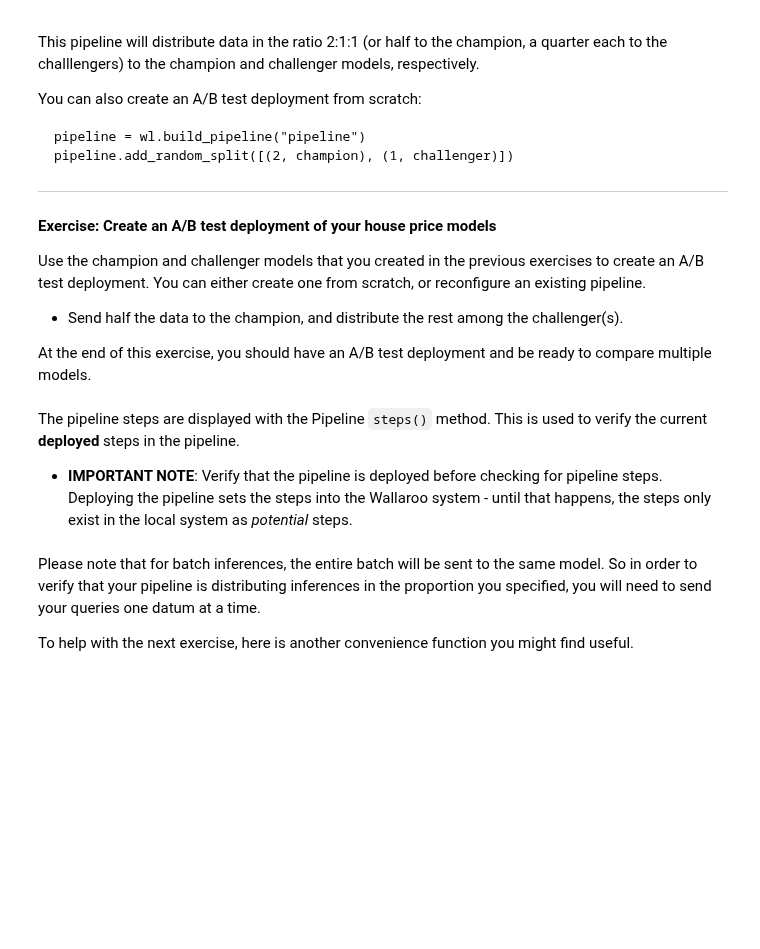
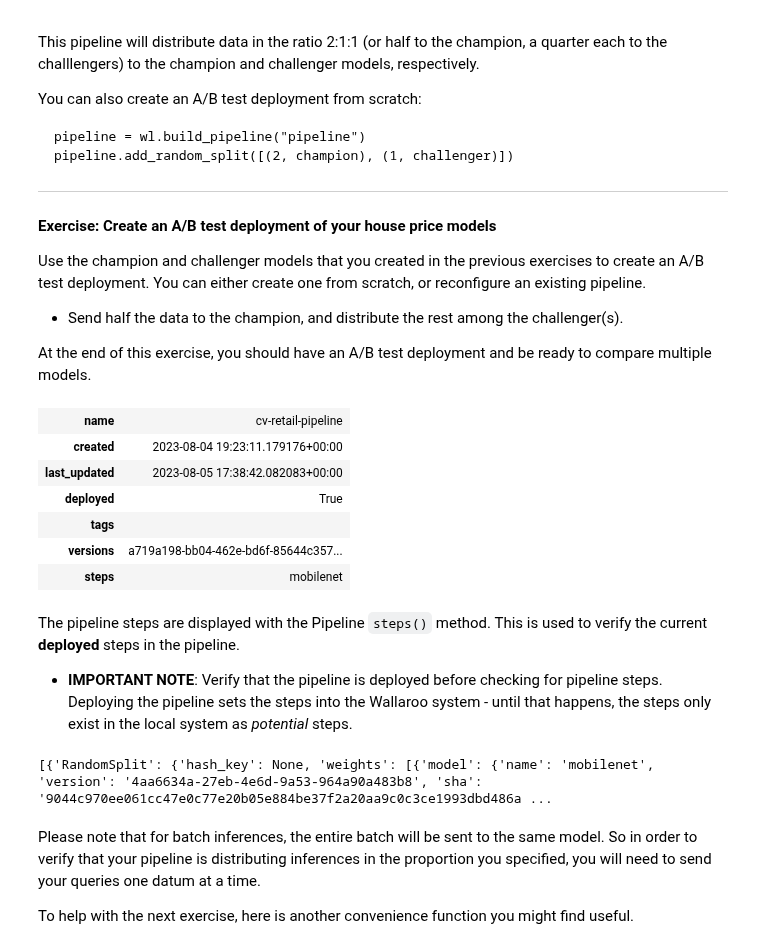
Before and after one commit to WallarooLabs/Workshops, a Jupyter notebook: Computer Vision/Retail/Notebooks-with-code/N2_production_experiments-with-code.ipynb, the cells around one changed output. Cells and saved outputs as stored; diff of their text form; code cells hidden in the pictures; blank space fills up the shorter version.

```diff
--- a/Computer Vision/Retail/Notebooks-with-code/N2_production_experiments-with-code.ipynb
+++ b/Computer Vision/Retail/Notebooks-with-code/N2_production_experiments-with-code.ipynb
@@ -112,6 +139,16 @@ For the purpose of these exercises, please make sure that the predictions from t
 At the end of this exercise, you should have at least one challenger model to compare to your champion model uploaded to your workspace.
 # %%
 # blank space to train, convert, and upload new model
+
+
+resnet_model_name = 'resnet'
+resnet_model_path = "../models/frcnn-resnet.pt.onnx"
+
+resnet_model = wl.upload_model(mobilenet_model_name,
+                               mobilenet_model_path,
+                               framework=Framework.ONNX).configure('onnx',
+                                                                      batch_config="single"
+                                                                      )
 # %% [markdown]
 There are a number of considerations to designing an A/B test; you can check out the article [*The What, Why, and How of A/B Testing*](https://wallarooai.medium.com/the-what-why-and-how-of-a-b-testing-64471847cd7e) for more details. In these exercises, we will concentrate on the deployment aspects.  You will need a champion model and  at least one challenger model. You also need to decide on a data split: for example 50-50 between the champion and challenger, or a 2:1 ratio between champion and challenger (two-thirds of the data to the champion, one-third to the challenger).
 
@@ -251,12 +300,29 @@ Use the champion and challenger models that you created in the previous exercise
 At the end of this exercise, you should have an A/B test deployment and be ready to compare  multiple models.
 # %%
 # blank space to retrieve pipeline and redeploy with a/b testing step
+
+# blank space to get the model(s)
+pipeline.undeploy()
+pipeline.clear()
+pipeline.add_random_split([(1, mobilenet_model), (1, resnet_model)])
+pipeline.deploy()
+# %% [output]
+| name | cv-retail-pipeline |
+| created | 2023-08-04 19:23:11.179176+00:00 |
+| last_updated | 2023-08-05 17:38:42.082083+00:00 |
+| deployed | True |
+| tags |  |
+| versions | a719a198-bb04-462e-bd6f-85644c357... |
+| steps | mobilenet |
 # %% [markdown]
 The pipeline steps are displayed with the Pipeline `steps()` method.  This is used to verify the current **deployed** steps in the pipeline.
 
 * **IMPORTANT NOTE**: Verify that the pipeline is deployed before checking for pipeline steps.  Deploying the pipeline sets the steps into the Wallaroo system - until that happens, the steps only exist in the local system as *potential* steps.
 # %%
 # blank space to get the current pipeline steps
+pipeline.steps()
+# %% [output]
+[{'RandomSplit': {'hash_key': None, 'weights': [{'model': {'name': 'mobilenet', 'version': '4aa6634a-27eb-4e6d-9a53-964a90a483b8', 'sha': '9044c970ee061cc47e0c77e20b05e884be37f2a20aa9c0c3ce1993dbd486a ...
 # %% [markdown]
 Please note that for batch inferences, the entire batch will be sent to the same model. So in order to verify that your pipeline is distributing inferences in the proportion you specified, you will need to send your queries one datum at a time.
 
```
Also changed, not shown: parts of 7 cells of this notebook.
